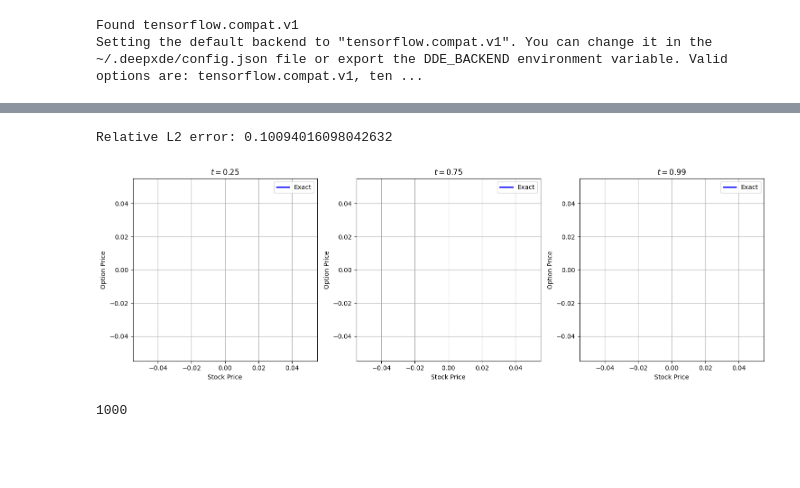
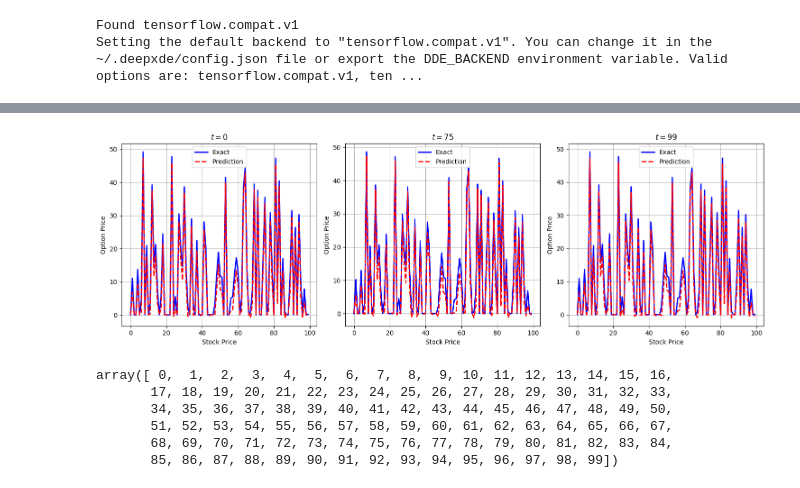
Before and after one commit to aderdouri/PINNs, a Jupyter notebook: Tutorials/bs_deepxde.ipynb, the cells around one changed output, grey strips where cells are left out. Saved outputs shown, nothing was run; the diff lists cells and outputs as text; code cells hidden in the pictures; blank space fills up the shorter version.

```diff
--- a/Tutorials/bs_deepxde.ipynb
+++ b/Tutorials/bs_deepxde.ipynb
@@ -138 +138,10 @@ Saving test data to /content/test.dat ...
 [figure]
+# %%
+# Make predictions
+X = geomtime.random_points(100)
+y_pred = model.predict(X)  # Use X instead of X_normalized
+
+# Compare with analytical solution
+y_true = analytical_solution(X)
+error = np.linalg.norm(y_pred - y_true, 2) / np.linalg.norm(y_true, 2)
+print("Relative L2 error:", error)
@@ -138,0 +176,9 @@ Saving test data to /content/test.dat ...
+# %%
+# Make predictions
+#X = geomtime.random_points(100)
+#y_pred = model.predict(X)  # Use X instead of X_normalized
+
+# Compare with analytical solution
+y_true = analytical_solution(X_grid)
+# %%
+y_true = y_true.reshape(100, 100)
@@ -139,42 +204,42 @@ Saving test data to /content/test.dat ...
 # %%
-# Make predictions
-X = geomtime.random_points(1000)
-y_pred = model.predict(X)  # Use X instead of X_normalized
-
-# Compare with analytical solution
-y_true = analytical_solution(X)
-error = np.linalg.norm(y_pred - y_true, 2) / np.linalg.norm(y_true, 2)
-print("Relative L2 error:", error)
-
 # Step 8: Compare predictions with exact solution at specific time slices
-time_slices = [0.25, 0.75, 0.99]  # Time slices to compare
+time_slices = [0, 75, 99]  # Time slices to compare
 
 plt.figure(figsize=(15, 5))
 
 for i, t_slice in enumerate(time_slices):
     # Extract points for the time slice
-    X_slice = X[X[:, 1] == t_slice]
-    y_pred_slice = model.predict(X_slice)  # Use X_slice instead of X_slice_normalized
+    #X_slice = X[X[:, 1] == t_slice]
+    #y_pred_slice = model.predict(X)  # Use X_slice instead of X_slice_normalized
 
     # Compute exact solution
-    y_true_slice = analytical_solution(X_slice)
+    #y_true_slice = analytical_solution(X)
+
+    y_pred_slice = y_pred[:, t_slice]
+    y_true_slice = y_true[:, t_slice]
 
     # Plot comparison
     plt.subplot(1, 3, i + 1)
-    plt.plot(X_slice[:, 0], y_true_slice, 'b-', label='Exact', linewidth=2)
-    #plt.plot(X_slice[:, 0], y_pred_slice, 'r--', label='Prediction', linewidth=2)
+    plt.plot(np.argsort(X[:, 0:1].squeeze()), y_true_slice, 'b-', label='Exact', linewidth=2)
+    plt.plot(np.argsort(X[:, 0:1].squeeze()), y_pred_slice, 'r--', label='Prediction', linewidth=2)
     plt.title(f"$t = {t_slice}$")
     plt.xlabel("Stock Price")
     plt.ylabel("Option Price")
     plt.legend()
     plt.grid()
 
 plt.tight_layout()
 plt.show()
 # %% [output]
-Relative L2 error: 0.10094016098042632
-[figure, old version]
+[figure, new version]
-# %%
-len(y_true)
-# %% [output]
-1000
+# %%
+type(X[:, 0:1].squeeze())
+
+np.argsort(X[:, 0:1].squeeze())
+# %% [output]
+array([ 0,  1,  2,  3,  4,  5,  6,  7,  8,  9, 10, 11, 12, 13, 14, 15, 16,
+       17, 18, 19, 20, 21, 22, 23, 24, 25, 26, 27, 28, 29, 30, 31, 32, 33,
+       34, 35, 36, 37, 38, 39, 40, 41, 42, 43, 44, 45, 46, 47, 48, 49, 50,
+       51, 52, 53, 54, 55, 56, 57, 58, 59, 60, 61, 62, 63, 64, 65, 66, 67,
+       68, 69, 70, 71, 72, 73, 74, 75, 76, 77, 78, 79, 80, 81, 82, 83, 84,
+       85, 86, 87, 88, 89, 90, 91, 92, 93, 94, 95, 96, 97, 98, 99])
```
Also changed, not shown: parts of 7 cells of this notebook.
